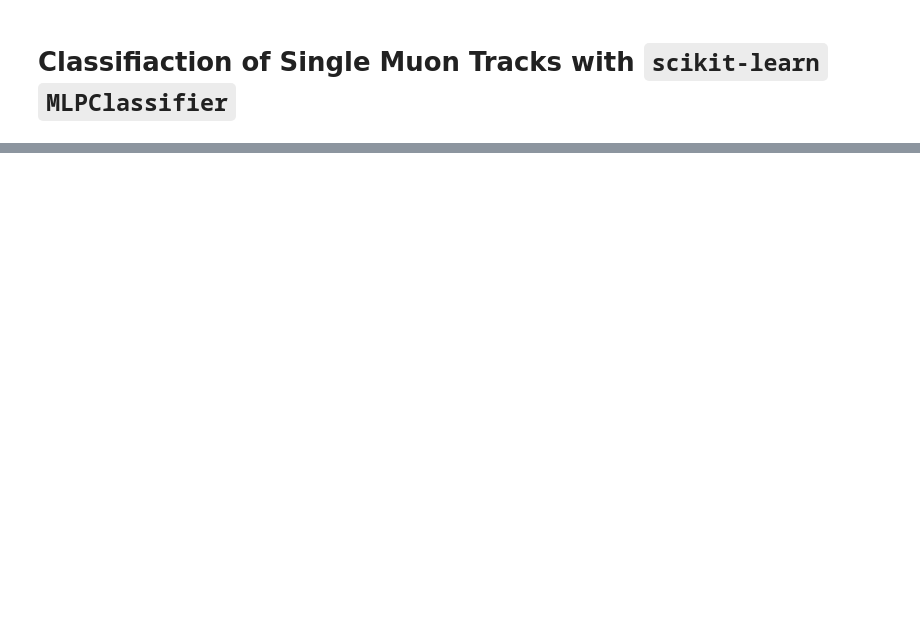
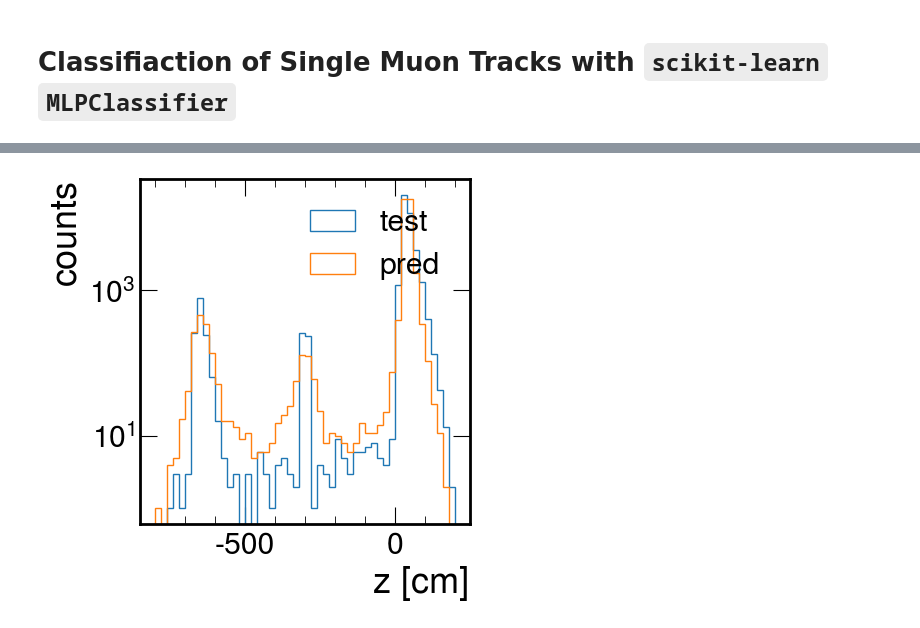
Before and after one commit to dinupa1/vertexML, a Jupyter notebook: sklearn-playground.ipynb, the cells around one changed output, grey strips where cells are left out. Cells and saved outputs as stored; diff of their text form; code cells hidden in the pictures; blank space fills up the shorter version.

```diff
--- a/sklearn-playground.ipynb
+++ b/sklearn-playground.ipynb
@@ -106,12 +125,16 @@ plt.show()
 # %%
 plt.figure(figsize=(5, 5))
 plt.hist(y_test[:, 2], histtype='step', label='test', bins=50, range=[-800., 200.])
 plt.hist(y_pos_pred[:, 2], histtype='step', label='pred', bins=50, range=[-800., 200.])
 plt.yscale('log')
 plt.xlabel('z [cm]')
 plt.ylabel('counts')
 plt.legend()
+plt.tight_layout()
+plt.savefig('imgs/cls-vtz.png')
 plt.show()
+# %% [output]
+[figure, added]
 # %%
 plt.figure(figsize=(5, 5))
 plt.hist(y_test[:, 3], histtype='step', label='test', bins=20, range=[-5., 5.])
```
Also changed, not shown: parts of 8 cells of this notebook.
